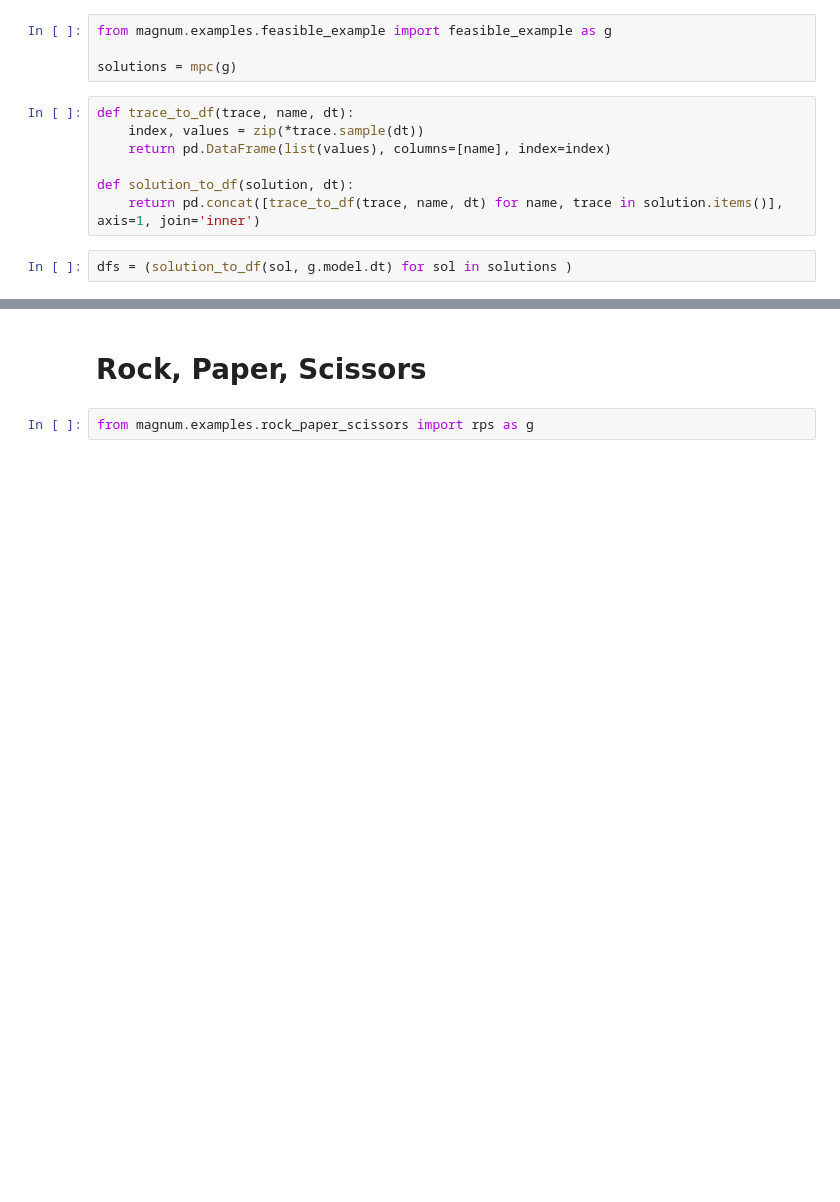
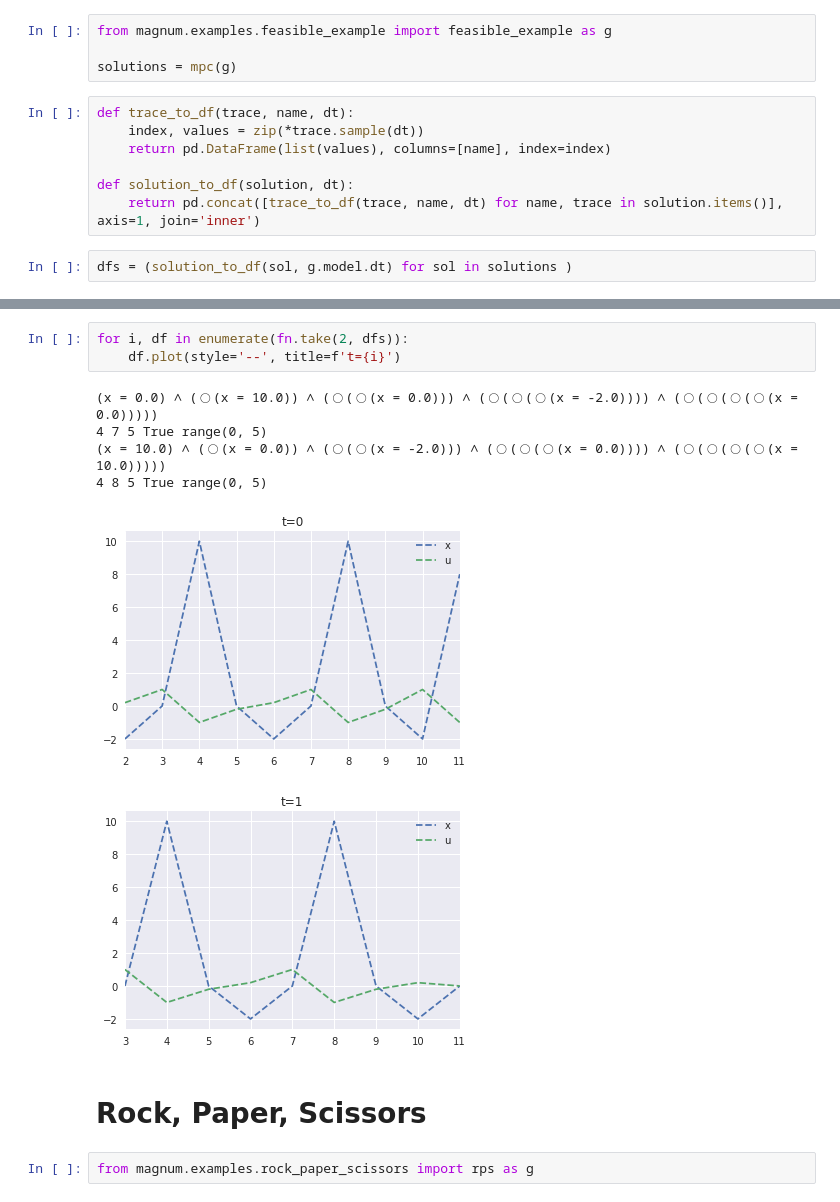
Before and after one commit to mvcisback/py-blustl, a Jupyter notebook: magnum/examples/Example_Notebook.ipynb, the cells around one changed output, grey strips where cells are left out. Cells and saved outputs as stored; diff of their text form; blank space fills up the shorter version.

```diff
--- a/magnum/examples/Example_Notebook.ipynb
+++ b/magnum/examples/Example_Notebook.ipynb
@@ -75,3 +127,13 @@ for i, df in enumerate(fn.take(10, dfs)):
+# %%
+for i, df in enumerate(fn.take(2, dfs)):
+    df.plot(style='--', title=f't={i}')
+# %% [output]
+(x = 0.0) ∧ (◯(x = 10.0)) ∧ (◯(◯(x = 0.0))) ∧ (◯(◯(◯(x = -2.0)))) ∧ (◯(◯(◯(◯(x = 0.0)))))
+4 7 5 True range(0, 5)
+(x = 10.0) ∧ (◯(x = 0.0)) ∧ (◯(◯(x = -2.0))) ∧ (◯(◯(◯(x = 0.0)))) ∧ (◯(◯(◯(◯(x = 10.0)))))
+4 8 5 True range(0, 5)
+[figure, added]
+[figure, added]
 # %% [markdown]
 # Rock, Paper, Scissors
 # %%
```
Also changed, not shown: parts of 25 cells of this notebook, 8 other files.
